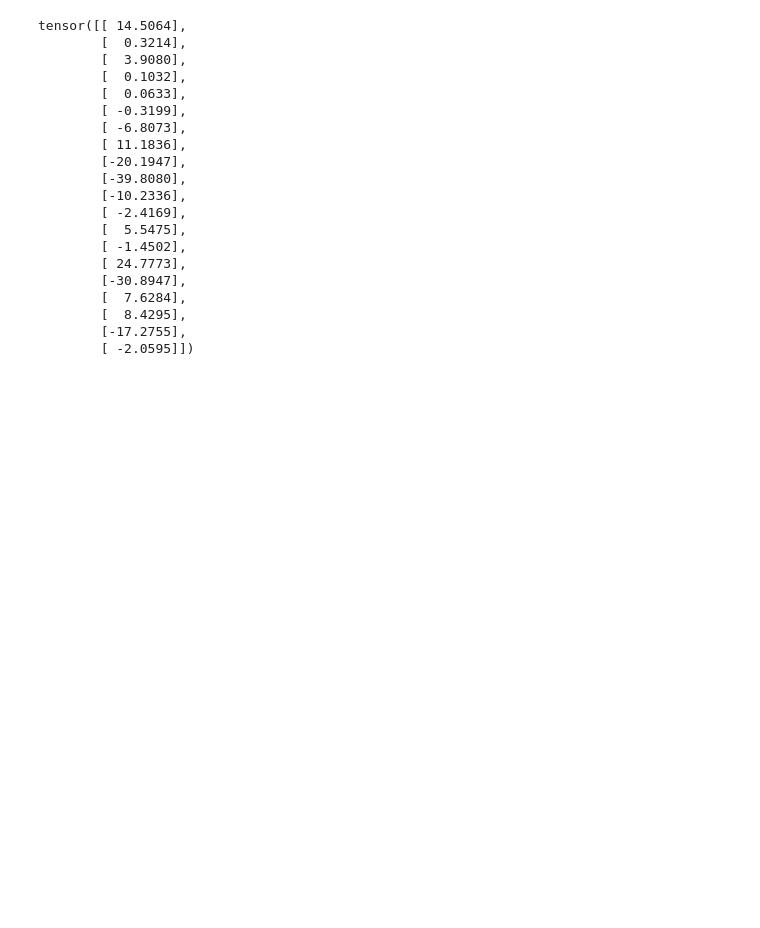
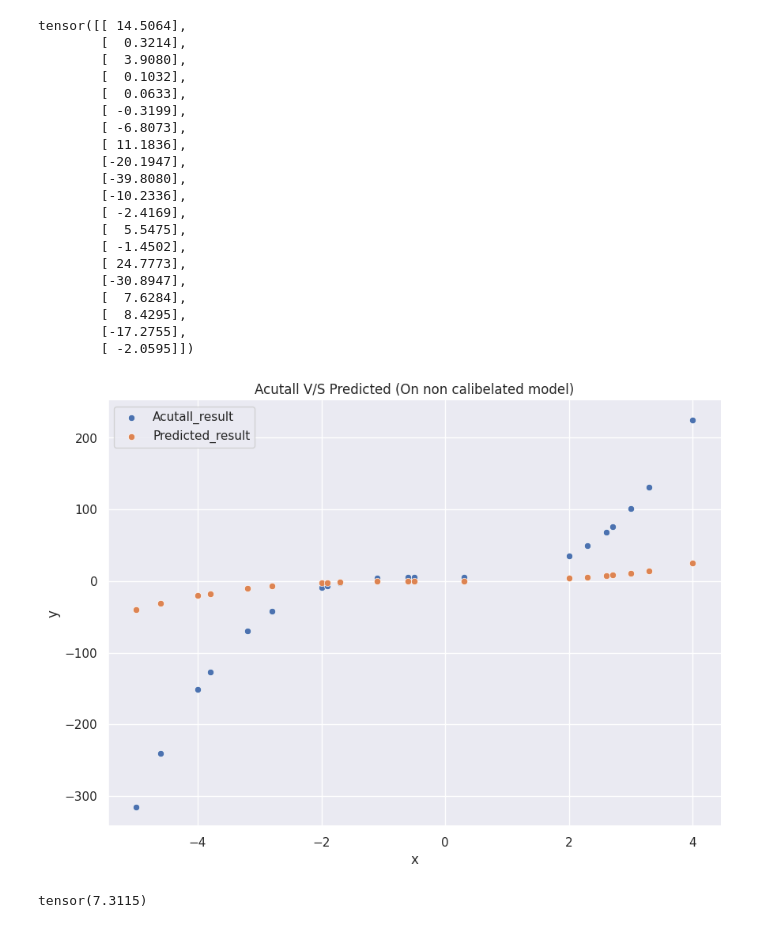
Before and after one commit to vikassinngh123/AI-ML-Learning, a Jupyter notebook: 06-Deep-Learning/01-PyTorch/01-PyTorch-Basic-Models/01_cubic_regression_model.ipynb, the cells around one changed output. Saved outputs shown, nothing was run; the diff lists cells and outputs as text; code cells hidden in the pictures; blank space fills up the shorter version.

Commit message:
feat: implement training loop and evaluate cubic regression model

```diff
--- a/06-Deep-Learning/01-PyTorch/01-PyTorch-Basic-Models/01_cubic_regression_model.ipynb
+++ b/06-Deep-Learning/01-PyTorch/01-PyTorch-Basic-Models/01_cubic_regression_model.ipynb
@@ -157,3 +159,18 @@ tensor([[ 14.5064],
         [  8.4295],
         [-17.2755],
         [ -2.0595]])
+# %%
+sns.set_theme()
+plt.figure(figsize=(10,7))
+
+sns.scatterplot(x=x_test.squeeze(),y=y_test.squeeze(),label='Acutall_result')
+sns.scatterplot(x=x_test.squeeze(),y=y_preds.squeeze(),label='Predicted_result')
+plt.title("Acutall V/S Predicted (On non calibelated model)")
+
+plt.xlabel('x')
+plt.ylabel('y')
+
+sns.despine()
+plt.show()
+# %% [output]
+[figure, added]
@@ -159,0 +206,5 @@ tensor([[ 14.5064],
+# %%
+#test loss on this model
+test_loss #nn.L1loss Mean Absolute error
+# %% [output]
+tensor(7.3115)
```
Also changed, not shown: parts of 5 cells of this notebook.
